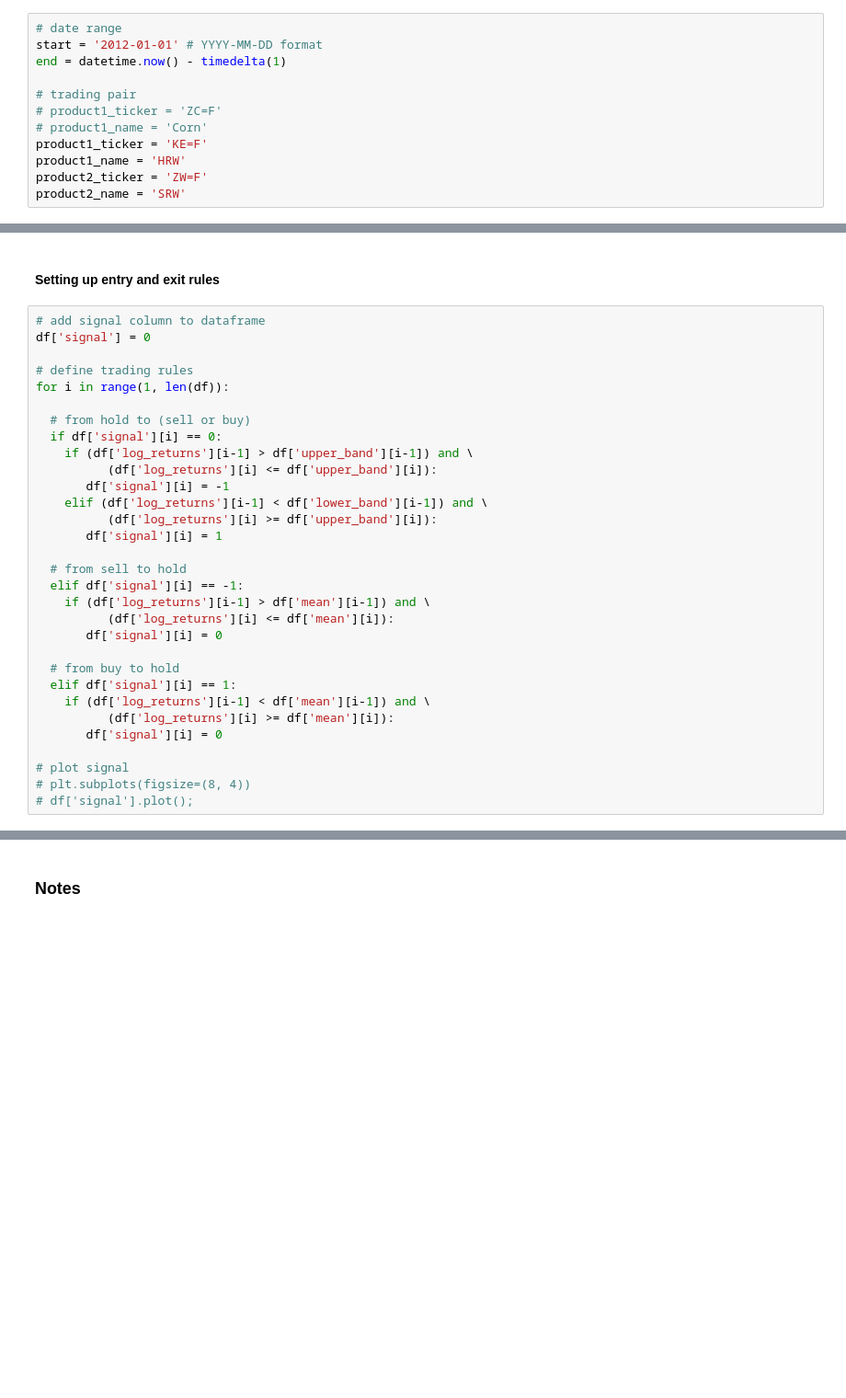
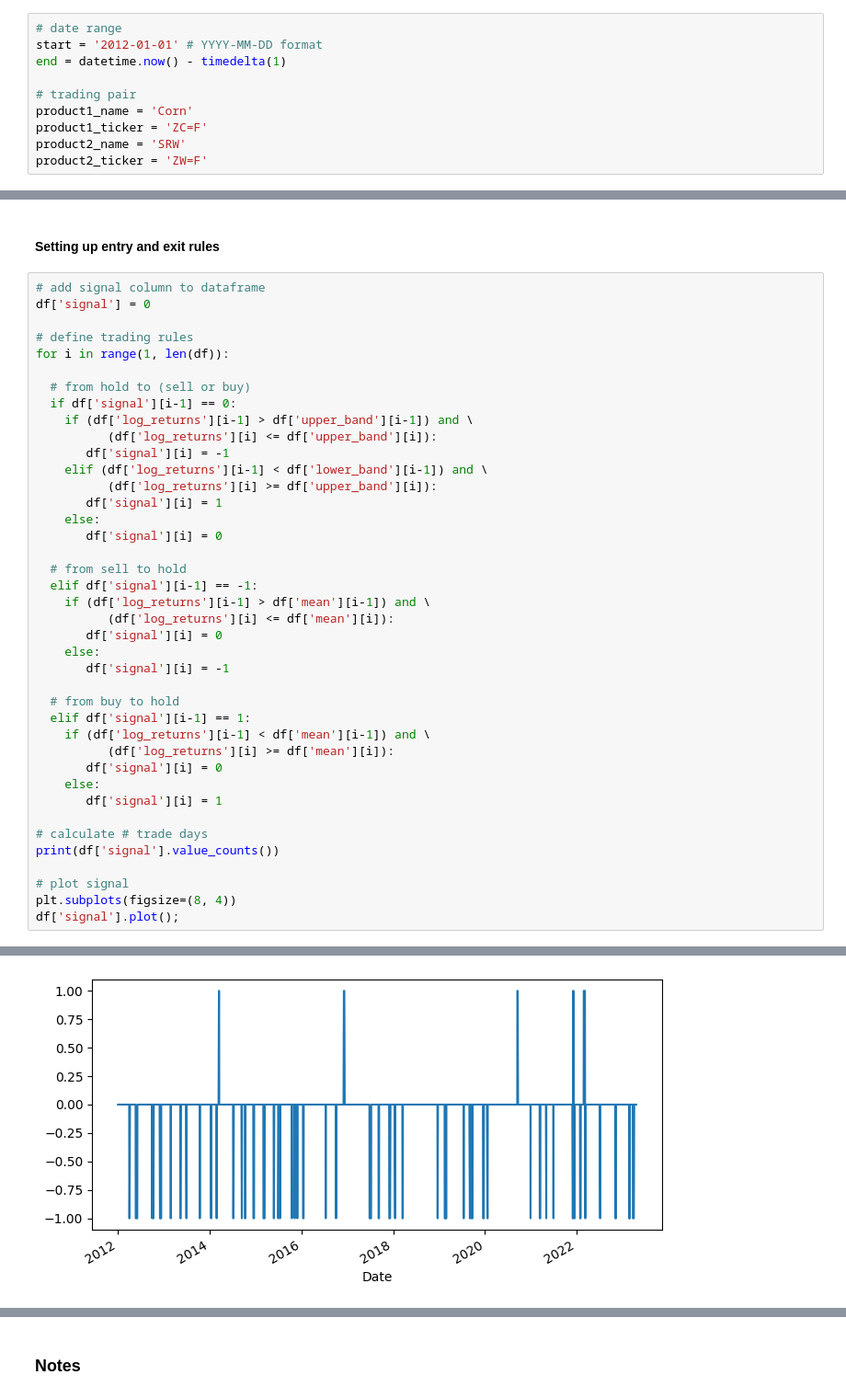
Before and after one commit to vzinkovski/commodities_mean_reversion_pairs_trading, a Jupyter notebook: pairs_trading_mean_reversion.ipynb, the cells around one changed output, grey strips where cells are left out. Shown at 92% size. Drawn from its saved outputs; the diff is of its cells as text; blank space fills up the shorter version.

```diff
--- a/pairs_trading_mean_reversion.ipynb
+++ b/pairs_trading_mean_reversion.ipynb
@@ -31,12 +32,10 @@ start = '2012-01-01' # YYYY-MM-DD format
 end = datetime.now() - timedelta(1)
 
 # trading pair
-# product1_ticker = 'ZC=F'
-# product1_name = 'Corn'
-product1_ticker = 'KE=F'
-product1_name = 'HRW'
+product1_name = 'Corn'
+product1_ticker = 'ZC=F'
+product2_name = 'SRW'
 product2_ticker = 'ZW=F'
-product2_name = 'SRW'
 # %% [markdown]
 ### Fetching price data
 # %%
@@ -165,26 +343,36 @@ df['signal'] = 0
 for i in range(1, len(df)):
 
   # from hold to (sell or buy)
-  if df['signal'][i] == 0:
+  if df['signal'][i-1] == 0:
     if (df['log_returns'][i-1] > df['upper_band'][i-1]) and \
           (df['log_returns'][i] <= df['upper_band'][i]):
        df['signal'][i] = -1
     elif (df['log_returns'][i-1] < df['lower_band'][i-1]) and \
           (df['log_returns'][i] >= df['upper_band'][i]):
        df['signal'][i] = 1
+    else:
+       df['signal'][i] = 0
 
   # from sell to hold
-  elif df['signal'][i] == -1:
+  elif df['signal'][i-1] == -1:
     if (df['log_returns'][i-1] > df['mean'][i-1]) and \
           (df['log_returns'][i] <= df['mean'][i]):
        df['signal'][i] = 0
+    else:
+       df['signal'][i] = -1
 
   # from buy to hold
-  elif df['signal'][i] == 1:
+  elif df['signal'][i-1] == 1:
     if (df['log_returns'][i-1] < df['mean'][i-1]) and \
           (df['log_returns'][i] >= df['mean'][i]):
        df['signal'][i] = 0
+    else:
+       df['signal'][i] = 1
+
+# calculate # trade days
+print(df['signal'].value_counts())
 
 # plot signal
-# plt.subplots(figsize=(8, 4))
-# df['signal'].plot();
+plt.subplots(figsize=(8, 4))
+df['signal'].plot();
+# %% [output]
@@ -190,0 +383 @@ for i in range(1, len(df)):
+[figure, added]
```
Also changed, not shown: parts of 24 cells of this notebook.
